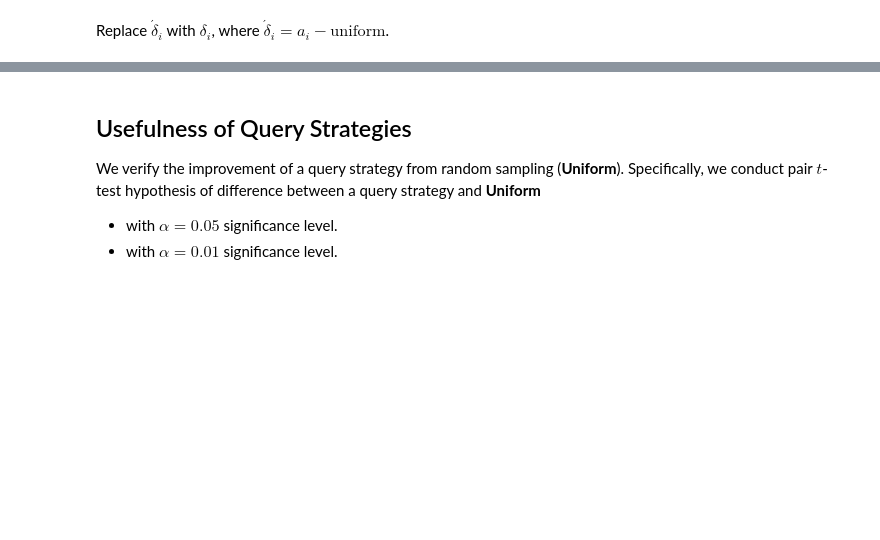
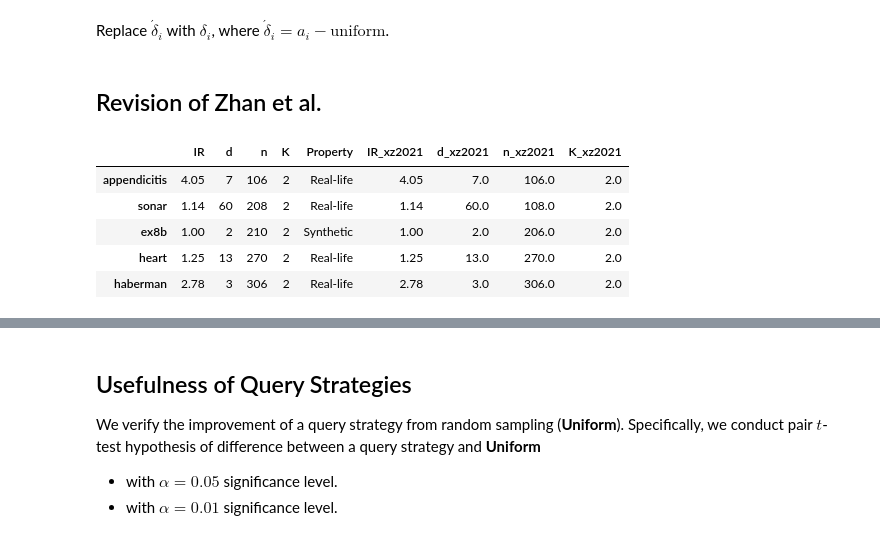
Before and after one commit to ariapoy/active-learning-benchmark, a Jupyter notebook: results/analysis.ipynb, the cells around one changed output, grey strips where cells are left out. Saved outputs shown, nothing was run; the diff lists cells and outputs as text; code cells hidden in the pictures; blank space fills up the shorter version.

Commit message:
Add revision of Table 2

```diff
--- a/results/analysis.ipynb
+++ b/results/analysis.ipynb
@@ -639,3 +639,36 @@ report5_acute.to_latex(
     caption='Re-Benchmark of Table 4 with $\\acute{\\delta}$',
     escape=False
 )
+# %% [markdown]
+## Revision of Zhan et al.
+# %%
+# Export Table 2 to LaTeX
+xz2021_table2_report = pd.read_csv('table2-xz2021Report.csv', sep='|')  # copy from the PDF
+xz2021_table2_report.columns = ['Dataset', 'Property', 'IR', '(d, n, K)']
+xz2021_table2_report['d'] = xz2021_table2_report['(d, n, K)'].str.strip().str[1:-1].str.split(',').str[0].astype(int)
+xz2021_table2_report['n'] = xz2021_table2_report['(d, n, K)'].str.strip().str[1:-1].str.split(',').str[1].astype(int)
+xz2021_table2_report['K'] = xz2021_table2_report['(d, n, K)'].str.strip().str[1:-1].str.split(',').str[2].astype(int)
+xz2021_table2_report = xz2021_table2_report.drop('(d, n, K)', axis=1)
+xz2021_table2_report = xz2021_table2_report.set_index('Dataset')
+xz2021_table2_report.index = ['appendicitis', 'sonar', 'iris', 'wine', 'parkinson', 'ex8b',
+       'seeds', 'glass', 'thyroid', 'heart', 'haberman', 'ionosphere',
+       'clean1', 'breast', 'wdbc', 'r15', 'australian',
+       'diabetes', 'mammographic', 'ex8a', 'vehicle',
+       'tic', 'german', 'splice',
+       'gcloudb', 'gcloudub',
+       'checkerboard', 'phishing', 'd31', 'spambase',
+       'banana', 'phoneme', 'texture', 'ringnorm', 'twonorm']
+# %%
+report5_meta = pd.merge(
+    xz2021_table2, xz2021_table2_report,
+    how='left', left_index=True, right_index=True,
+    suffixes=('', '_xz2021')
+).dropna()
+report5_meta.head()
+# %% [output]
+|  | IR | d | n | K | Property | IR_xz2021 | d_xz2021 | n_xz2021 | K_xz2021 |
+| appendicitis | 4.05 | 7 | 106 | 2 | Real-life | 4.05 | 7.0 | 106.0 | 2.0 |
+| sonar | 1.14 | 60 | 208 | 2 | Real-life | 1.14 | 60.0 | 108.0 | 2.0 |
+| ex8b | 1.00 | 2 | 210 | 2 | Synthetic | 1.00 | 2.0 | 206.0 | 2.0 |
+| heart | 1.25 | 13 | 270 | 2 | Real-life | 1.25 | 13.0 | 270.0 | 2.0 |
+| haberman | 2.78 | 3 | 306 | 2 | Real-life | 2.78 | 3.0 | 306.0 | 2.0 |
```
Also changed, not shown: parts of 4 cells of this notebook.
